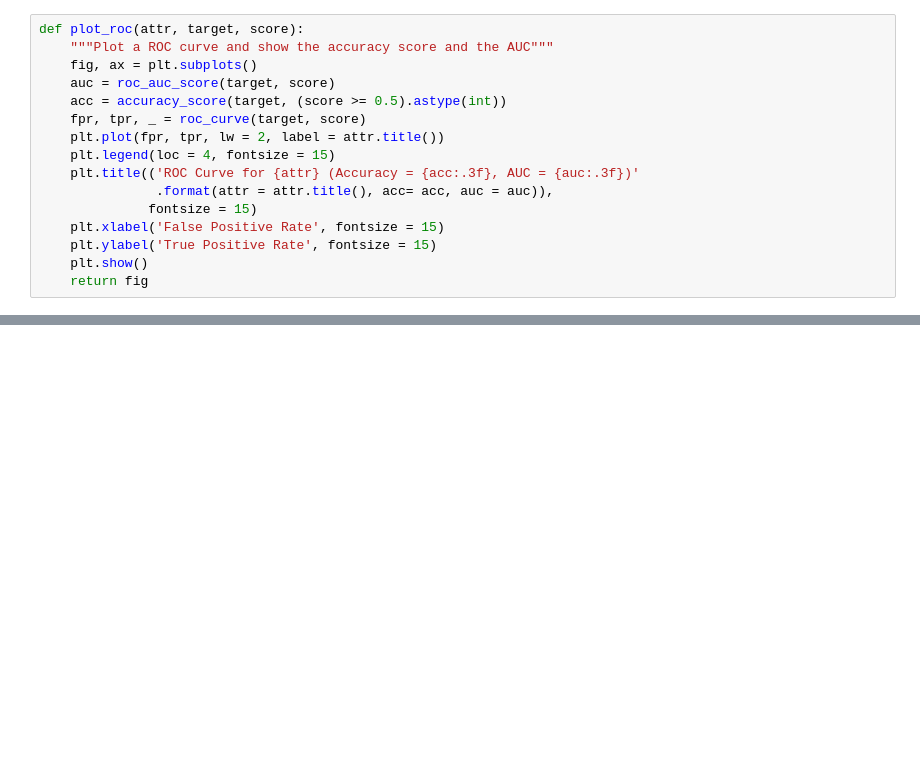
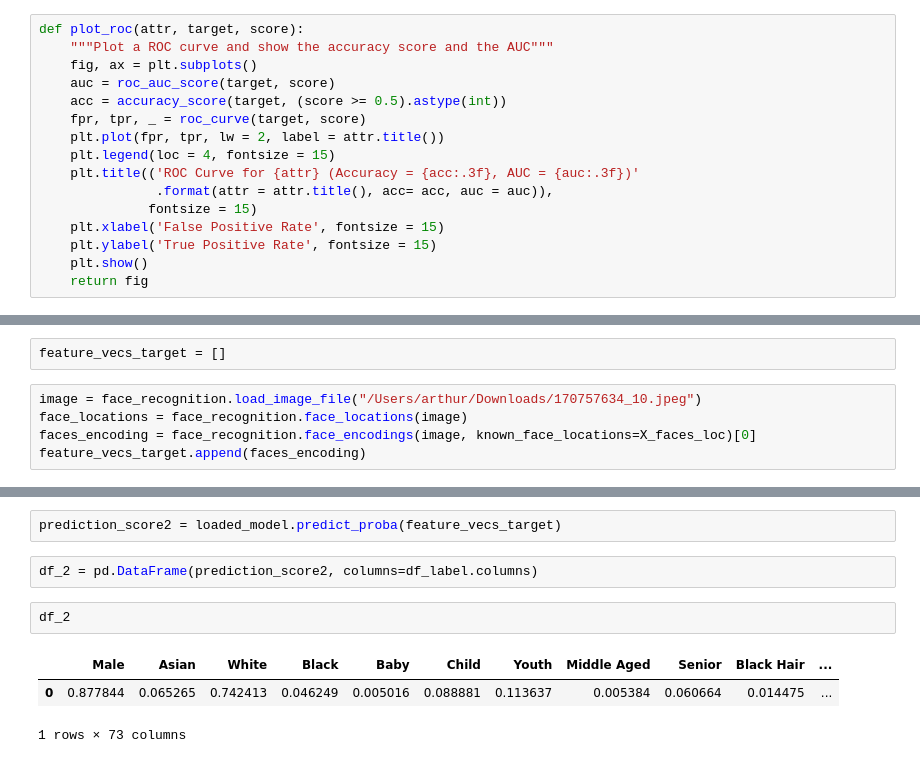
Before and after one commit to arthurteboul17/ML_emlyon, a Jupyter notebook: model.ipynb, the cells around one changed output, grey strips where cells are left out. Cells and saved outputs as stored; diff of their text form; blank space fills up the shorter version.

```diff
--- a/model.ipynb
+++ b/model.ipynb
@@ -248,0 +258,7 @@ for attr in cols:
+# %%
+feature_vecs_target = []
+# %%
+image = face_recognition.load_image_file("/Users/arthur/Downloads/170757634_10.jpeg")
+face_locations = face_recognition.face_locations(image)
+faces_encoding = face_recognition.face_encodings(image, known_face_locations=X_faces_loc)[0]
+feature_vecs_target.append(faces_encoding)
@@ -248,0 +277,10 @@ for attr in cols:
+# %%
+prediction_score2 = loaded_model.predict_proba(feature_vecs_target)
+# %%
+df_2 = pd.DataFrame(prediction_score2, columns=df_label.columns)
+# %%
+df_2
+# %% [output]
+|  | Male | Asian | White | Black | Baby | Child | Youth | Middle Aged | Senior | Black Hair | ... |
+| 0 | 0.877844 | 0.065265 | 0.742413 | 0.046249 | 0.005016 | 0.088881 | 0.113637 | 0.005384 | 0.060664 | 0.014475 | ... |
+1 rows × 73 columns
```
Also changed, not shown: parts of 19 cells of this notebook, 2 other files.
